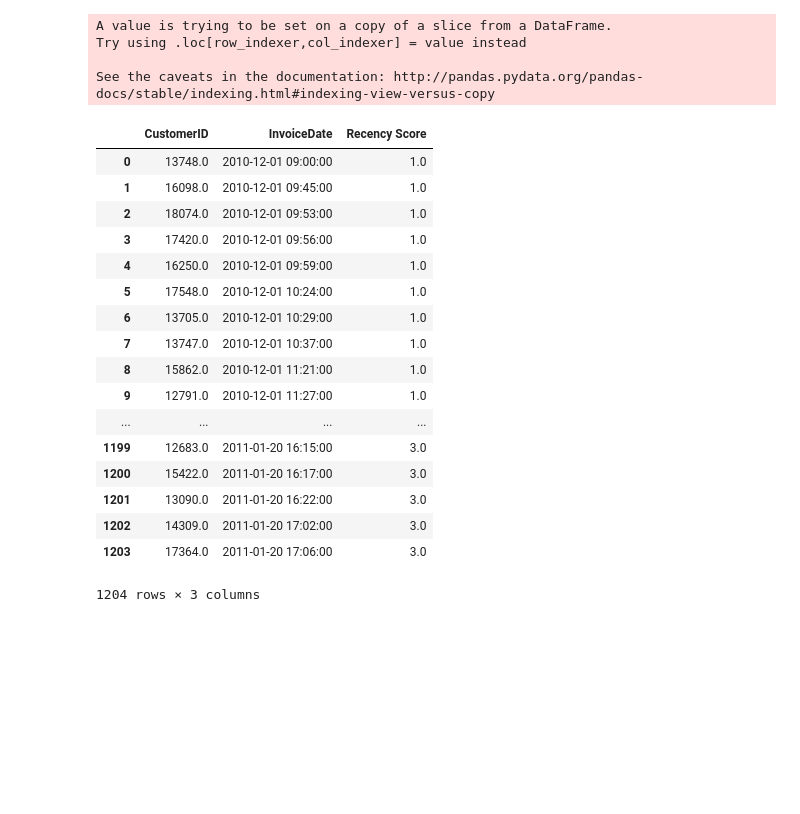
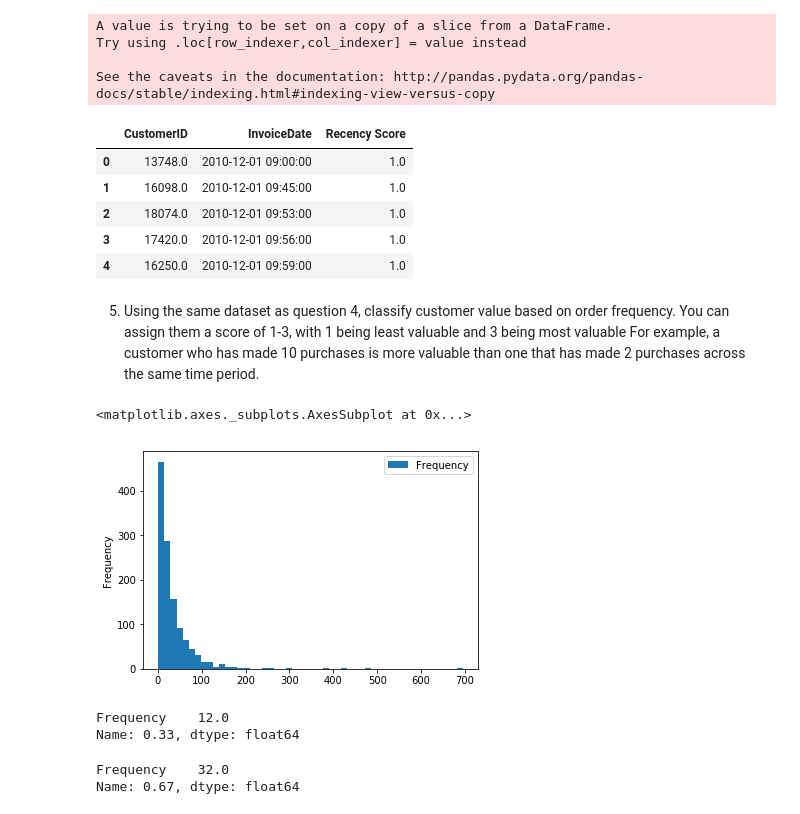
Before and after one commit to Ccheef/DS_Interview_Questions, a Jupyter notebook: Data Manipulation and Visualization with Python/Data Manipulation and Visualization.ipynb, the cells around one changed output. Saved outputs shown, nothing was run; the diff lists cells and outputs as text; code cells hidden in the pictures; blank space fills up the shorter version.

```diff
--- a/Data Manipulation and Visualization with Python/Data Manipulation and Visualization.ipynb
+++ b/Data Manipulation and Visualization with Python/Data Manipulation and Visualization.ipynb
@@ -176,23 +176,13 @@ for index, row in retail_df_new.iterrows():
     else:
         retail_df_new.loc[index,'Recency Score'] = 2
 # %%
-retail_df_new
+retail_df_new.head()
 # %% [output]
 |  | CustomerID | InvoiceDate | Recency Score |
 | 0 | 13748.0 | 2010-12-01 09:00:00 | 1.0 |
 | 1 | 16098.0 | 2010-12-01 09:45:00 | 1.0 |
 | 2 | 18074.0 | 2010-12-01 09:53:00 | 1.0 |
 | 3 | 17420.0 | 2010-12-01 09:56:00 | 1.0 |
 | 4 | 16250.0 | 2010-12-01 09:59:00 | 1.0 |
-| 5 | 17548.0 | 2010-12-01 10:24:00 | 1.0 |
-| 6 | 13705.0 | 2010-12-01 10:29:00 | 1.0 |
-| 7 | 13747.0 | 2010-12-01 10:37:00 | 1.0 |
-| 8 | 15862.0 | 2010-12-01 11:21:00 | 1.0 |
-| 9 | 12791.0 | 2010-12-01 11:27:00 | 1.0 |
-| ... | ... | ... | ... |
-| 1199 | 12683.0 | 2011-01-20 16:15:00 | 3.0 |
-| 1200 | 15422.0 | 2011-01-20 16:17:00 | 3.0 |
-| 1201 | 13090.0 | 2011-01-20 16:22:00 | 3.0 |
-| 1202 | 14309.0 | 2011-01-20 17:02:00 | 3.0 |
-| 1203 | 17364.0 | 2011-01-20 17:06:00 | 3.0 |
-1204 rows × 3 columns
+# %% [markdown]
+5. Using the same dataset as question 4, classify customer value based on order frequency. You can assign them a score of 1-3, with 1 being least valuable and 3 being most valuable For example, a customer who has made 10 purchases is more valuable than one that has made 2 purchases across the same time period.
@@ -198,0 +192,17 @@ retail_df_new
+# %%
+#check the distribution
+retail_frequency[['Frequency']].plot.hist(bins = 50)
+# %% [output]
+<matplotlib.axes._subplots.AxesSubplot at 0x...>
+[figure, added]
+# %%
+#check the 33 and 67 percentile to assign score
+retail_frequency[['Frequency']].quantile(0.33)
+# %% [output]
+Frequency    12.0
+Name: 0.33, dtype: float64
+# %%
+retail_frequency[['Frequency']].quantile(0.67)
+# %% [output]
+Frequency    32.0
+Name: 0.67, dtype: float64
```
Also changed, not shown: parts of 3 cells of this notebook.
